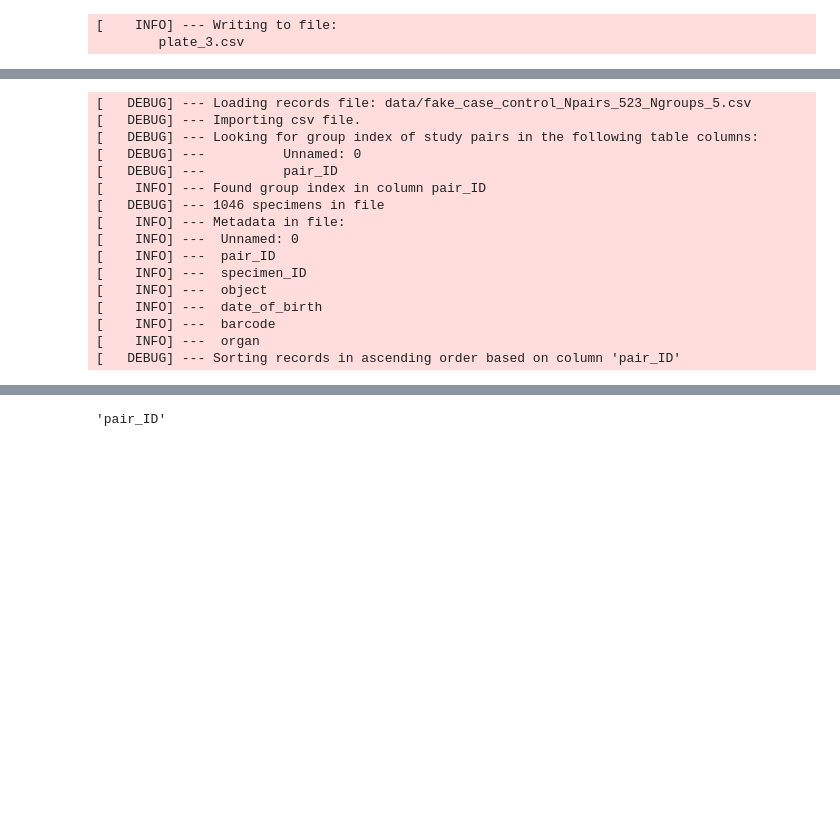
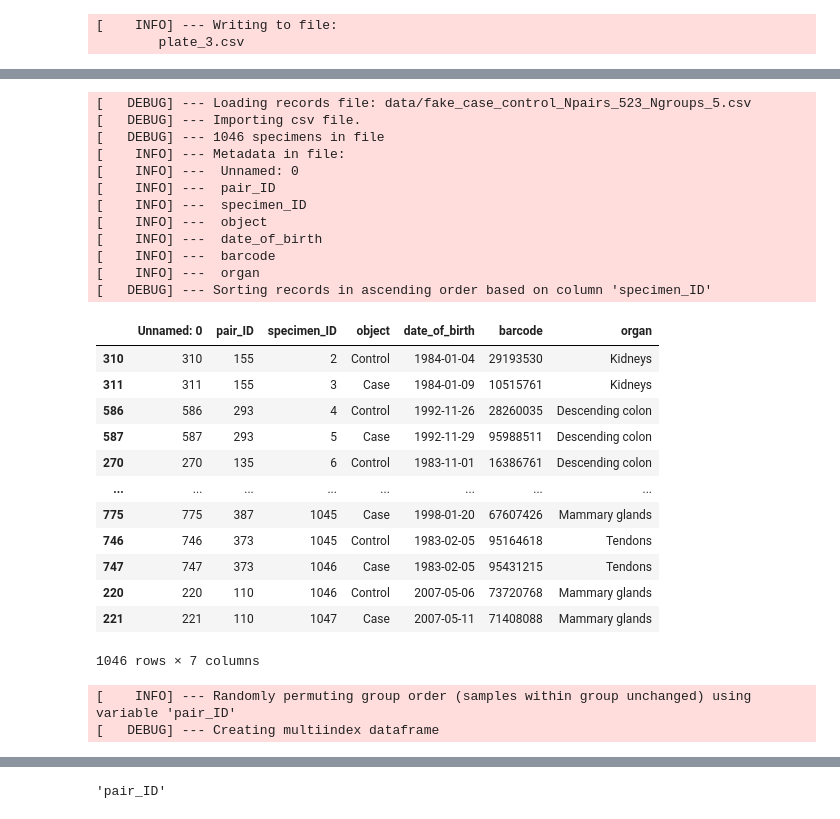
Before and after one commit to ssi-dk/CD-MRG-PlatePlanner, a Jupyter notebook: debug.ipynb, the cells around one changed output, grey strips where cells are left out. Cells and saved outputs as stored; diff of their text form; code cells hidden in the pictures; blank space fills up the shorter version.

```diff
--- a/debug.ipynb
+++ b/debug.ipynb
@@ -153,23 +170,40 @@ qc_scheme_file = Path("./config/plate_config.toml")
 # %%
-test_study = Study(study_name="my-study")
-test_study.load_specimen_records(study_sample_file)
+test_study = Study(study_name="cancer")
+test_study.load_specimen_records(study_sample_file, sample_group_id_column="pair_ID", sample_id_column="specimen_ID")
+df_study = test_study.specimen_records_df
+df_study
 # %% [output]
 [   DEBUG] --- Loading records file: data/fake_case_control_Npairs_523_Ngroups_5.csv
 [   DEBUG] --- Importing csv file.
-[   DEBUG] --- Looking for group index of study pairs in the following table columns:
-[   DEBUG] ---          Unnamed: 0
-[   DEBUG] ---          pair_ID
-[    INFO] --- Found group index in column pair_ID
 [   DEBUG] --- 1046 specimens in file
 [    INFO] --- Metadata in file:
 [    INFO] ---  Unnamed: 0
 [    INFO] ---  pair_ID
 [    INFO] ---  specimen_ID
 [    INFO] ---  object
 [    INFO] ---  date_of_birth
 [    INFO] ---  barcode
 [    INFO] ---  organ
-[   DEBUG] --- Sorting records in ascending order based on column 'pair_ID'
+[   DEBUG] --- Sorting records in ascending order based on column 'specimen_ID'
+|  | Unnamed: 0 | pair_ID | specimen_ID | object | date_of_birth | barcode | organ |
+| 310 | 310 | 155 | 2 | Control | 1984-01-04 | 29193530 | Kidneys |
+| 311 | 311 | 155 | 3 | Case | 1984-01-09 | 10515761 | Kidneys |
+| 586 | 586 | 293 | 4 | Control | 1992-11-26 | 28260035 | Descending colon |
+| 587 | 587 | 293 | 5 | Case | 1992-11-29 | 95988511 | Descending colon |
+| 270 | 270 | 135 | 6 | Control | 1983-11-01 | 16386761 | Descending colon |
+| ... | ... | ... | ... | ... | ... | ... | ... |
+| 775 | 775 | 387 | 1045 | Case | 1998-01-20 | 67607426 | Mammary glands |
+| 746 | 746 | 373 | 1045 | Control | 1983-02-05 | 95164618 | Tendons |
+| 747 | 747 | 373 | 1046 | Case | 1983-02-05 | 95431215 | Tendons |
+| 220 | 220 | 110 | 1046 | Control | 2007-05-06 | 73720768 | Mammary glands |
+| 221 | 221 | 110 | 1047 | Case | 2007-05-11 | 71408088 | Mammary glands |
+1046 rows × 7 columns
+# %%
+test_study.randomize_order(case_control=True, reproducible=False)
+df = test_study.specimen_records_df
+# %% [output]
+[    INFO] --- Randomly permuting group order (samples within group unchanged) using variable 'pair_ID'
+[   DEBUG] --- Creating multiindex dataframe
 # %%
 test_study.specimen_records_df
 # %% [output]
```
Also changed, not shown: parts of 12 cells of this notebook, 15 other files.
